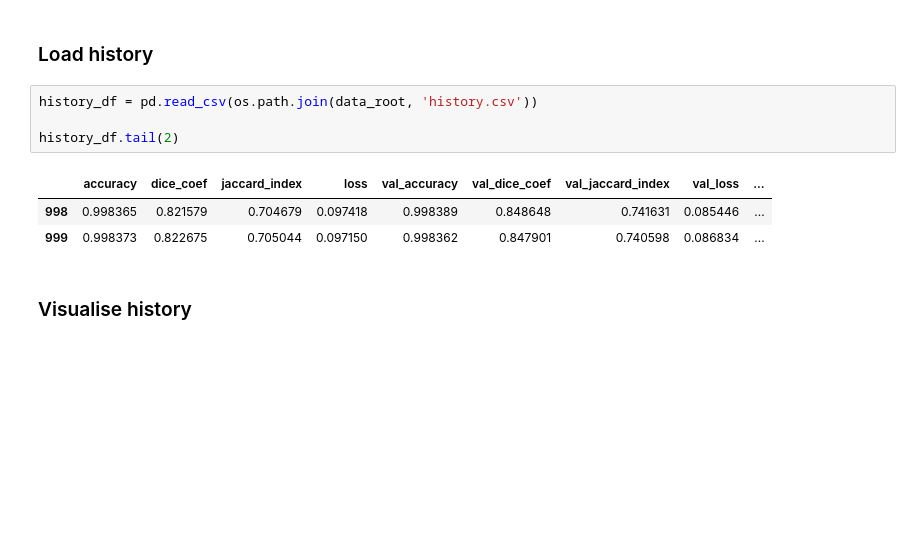
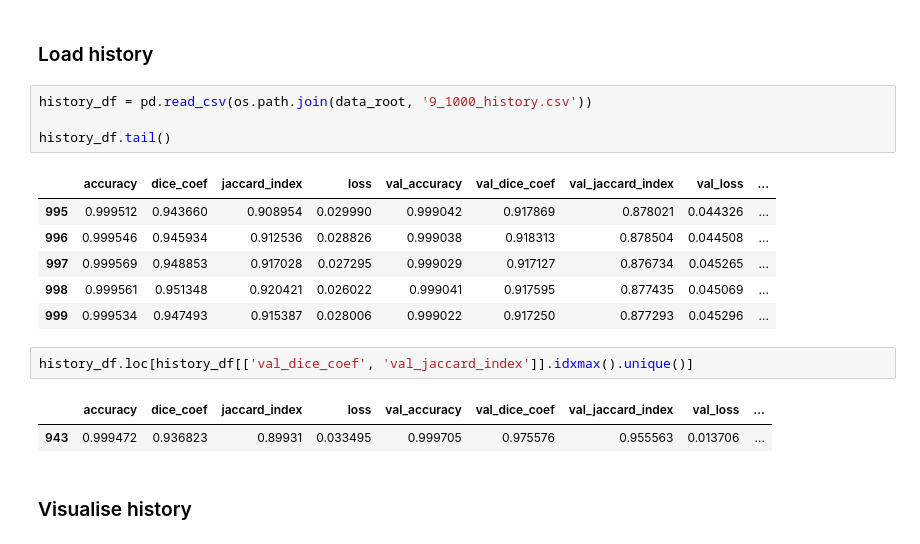
Before and after one commit to we1c0me2s0rapark/UoL-FP, a Jupyter notebook: Result.ipynb, the cells around one changed output. Saved outputs shown, nothing was run; the diff lists cells and outputs as text; blank space fills up the shorter version.

```diff
--- a/Result.ipynb
+++ b/Result.ipynb
@@ -30,13 +30,21 @@ Mass test tensor path: /mnt/c/Users/lejam/Desktop/CBIS-DDSM/manifest-17481227686
 # %% [markdown]
 ### Load history
 # %%
-history_df = pd.read_csv(os.path.join(data_root, 'history.csv'))
+history_df = pd.read_csv(os.path.join(data_root, '9_1000_history.csv'))
 
-history_df.tail(2)
+history_df.tail()
 # %% [output]
 |  | accuracy | dice_coef | jaccard_index | loss | val_accuracy | val_dice_coef | val_jaccard_index | val_loss | ... |
-| 998 | 0.998365 | 0.821579 | 0.704679 | 0.097418 | 0.998389 | 0.848648 | 0.741631 | 0.085446 | ... |
-| 999 | 0.998373 | 0.822675 | 0.705044 | 0.097150 | 0.998362 | 0.847901 | 0.740598 | 0.086834 | ... |
+| 995 | 0.999512 | 0.943660 | 0.908954 | 0.029990 | 0.999042 | 0.917869 | 0.878021 | 0.044326 | ... |
+| 996 | 0.999546 | 0.945934 | 0.912536 | 0.028826 | 0.999038 | 0.918313 | 0.878504 | 0.044508 | ... |
+| 997 | 0.999569 | 0.948853 | 0.917028 | 0.027295 | 0.999029 | 0.917127 | 0.876734 | 0.045265 | ... |
+| 998 | 0.999561 | 0.951348 | 0.920421 | 0.026022 | 0.999041 | 0.917595 | 0.877435 | 0.045069 | ... |
+| 999 | 0.999534 | 0.947493 | 0.915387 | 0.028006 | 0.999022 | 0.917250 | 0.877293 | 0.045296 | ... |
+# %%
+history_df.loc[history_df[['val_dice_coef', 'val_jaccard_index']].idxmax().unique()]
+# %% [output]
+|  | accuracy | dice_coef | jaccard_index | loss | val_accuracy | val_dice_coef | val_jaccard_index | val_loss | ... |
+| 943 | 0.999472 | 0.936823 | 0.89931 | 0.033495 | 0.999705 | 0.975576 | 0.955563 | 0.013706 | ... |
 # %% [markdown]
 ### Visualise history
 # %%
```
Also changed, not shown: parts of 8 cells of this notebook, 9 other files.
